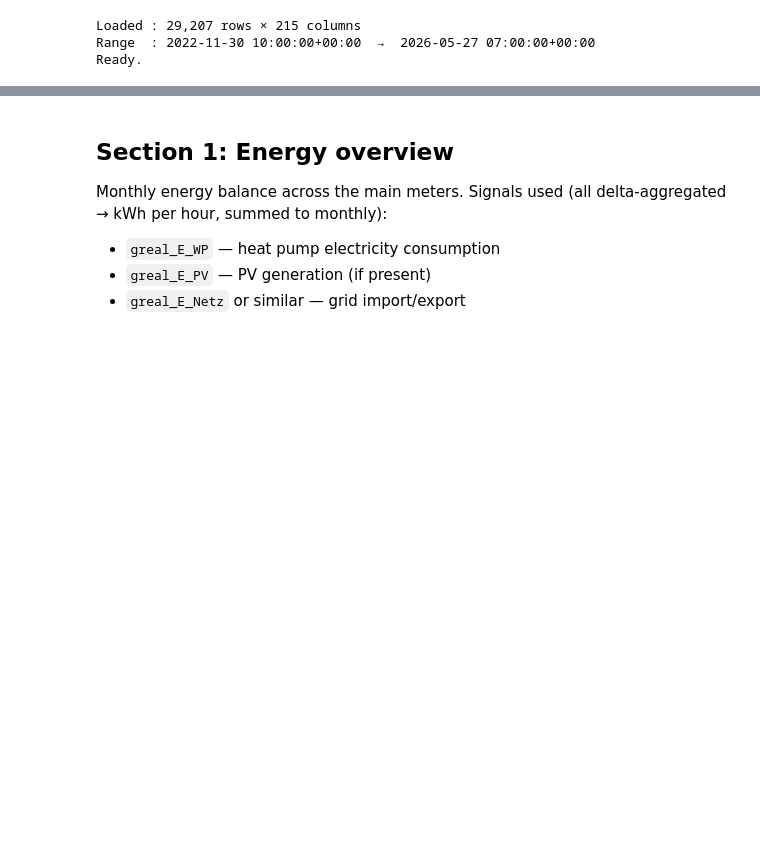
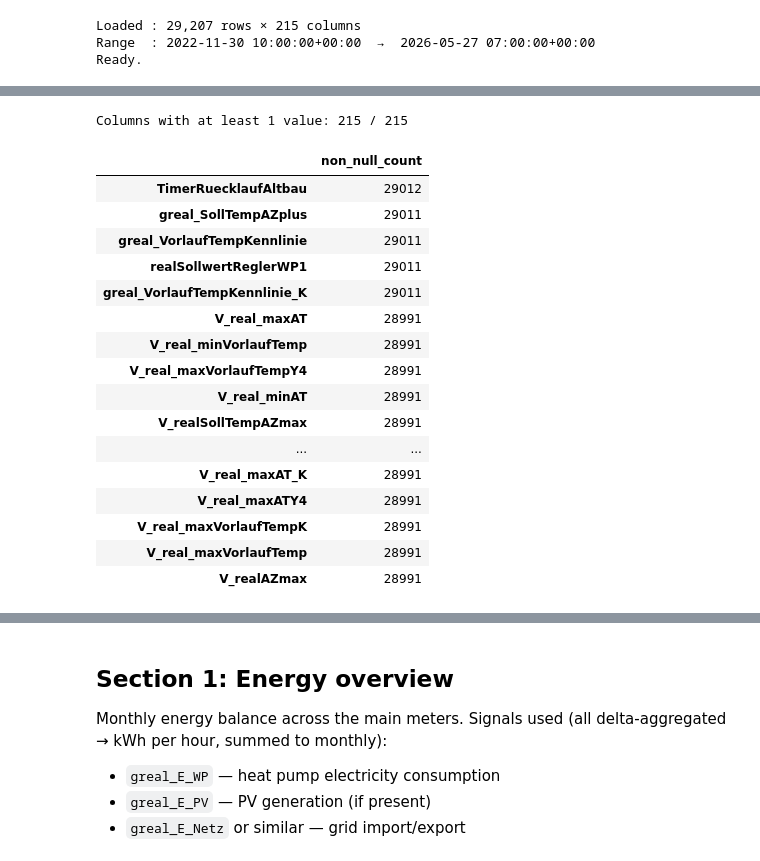
Before and after one commit to MythraVarun13/Thesis, a Jupyter notebook: notebooks/07_full_eda.ipynb, the cells around one changed output, grey strips where cells are left out. Saved outputs shown, nothing was run; the diff lists cells and outputs as text; code cells hidden in the pictures; blank space fills up the shorter version.

```diff
--- a/notebooks/07_full_eda.ipynb
+++ b/notebooks/07_full_eda.ipynb
@@ -55,0 +159,24 @@ Ready.
+# %%
+## 1) Show columns with actual data (not all-NaN)
+non_empty = df.notna().sum().sort_values(ascending=False)
+print("Columns with at least 1 value:", (non_empty > 0).sum(), "/", len(df.columns))
+display(non_empty.head(20).to_frame("non_null_count"))
+# %% [output]
+Columns with at least 1 value: 215 / 215
+|  | non_null_count |
+| TimerRuecklaufAltbau | 29012 |
+| greal_SollTempAZplus | 29011 |
+| greal_VorlaufTempKennlinie | 29011 |
+| realSollwertReglerWP1 | 29011 |
+| greal_VorlaufTempKennlinie_K | 29011 |
+| V_real_maxAT | 28991 |
+| V_real_minVorlaufTemp | 28991 |
+| V_real_maxVorlaufTempY4 | 28991 |
+| V_real_minAT | 28991 |
+| V_realSollTempAZmax | 28991 |
+| ... | ... |
+| V_real_maxAT_K | 28991 |
+| V_real_maxATY4 | 28991 |
+| V_real_maxVorlaufTempK | 28991 |
+| V_real_maxVorlaufTemp | 28991 |
+| V_realAZmax | 28991 |
```
Also changed, not shown: parts of 5 cells of this notebook, 3 other files.
